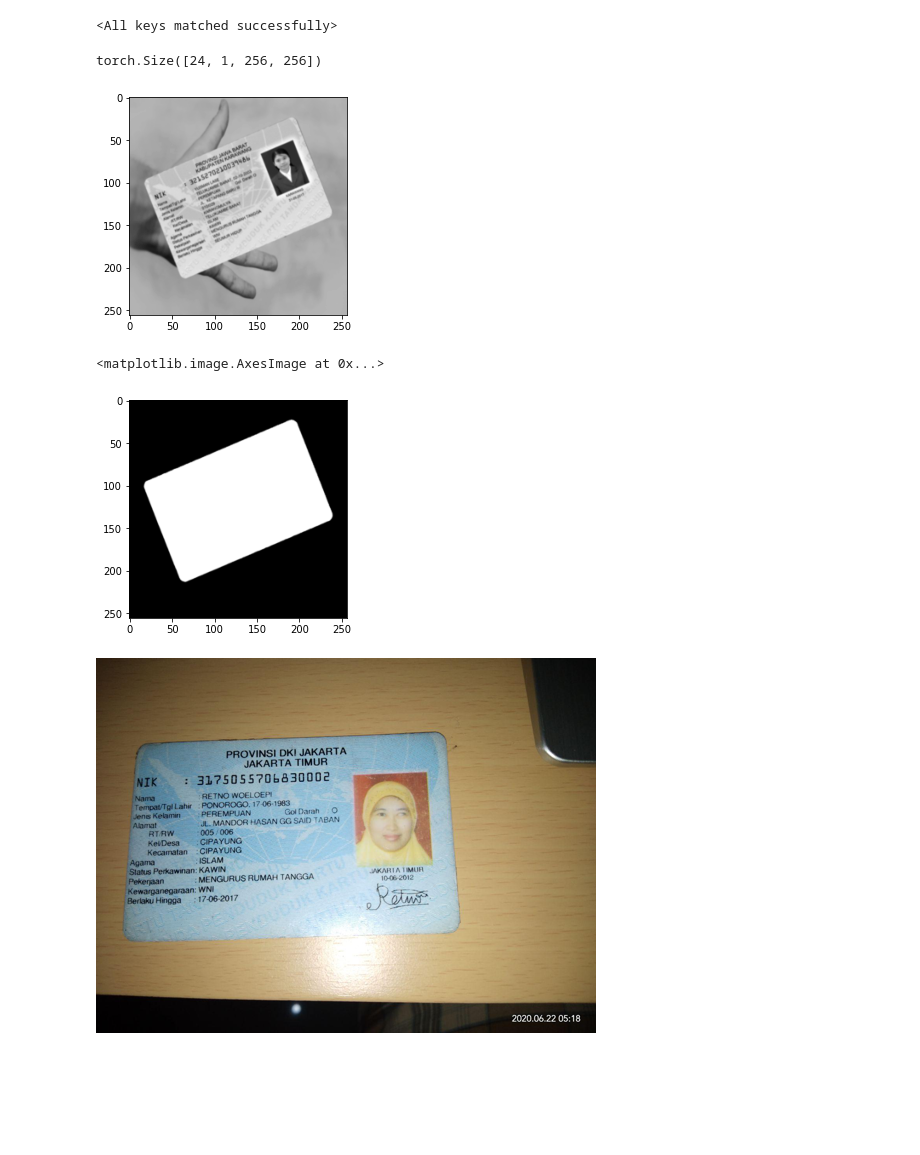
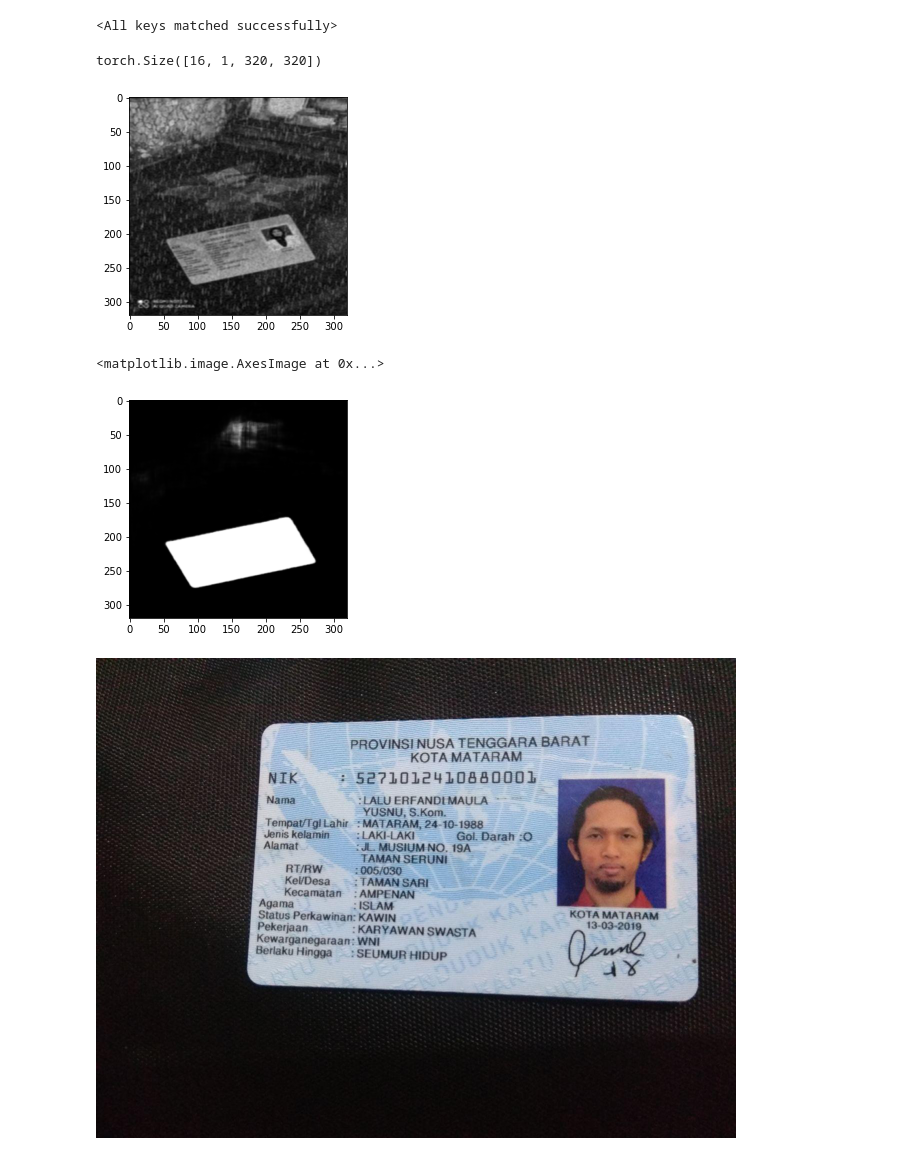
Before and after one commit to nunenuh/unet.pytorch, a Jupyter notebook: notebook/train.ipynb, the cells around one changed output. Saved outputs shown, nothing was run; the diff lists cells and outputs as text; code cells hidden in the pictures; blank space fills up the shorter version.

```diff
--- a/notebook/train.ipynb
+++ b/notebook/train.ipynb
@@ -19,15 +18,15 @@ import torch.nn.functional as F
 # %%
 from unet.data import loader
 # %%
-root = '/data/idcard/combined/1609935833'
-trainloader, trainset = loader.pair_data_loader(root_path=root, mode='train', batch_size=24)
-validloader, validset = loader.pair_data_loader(root_path=root, mode='valid', batch_size=24)
+root = '/data/idcard/results/combined/segmentv3/20kv1/'
+trainloader, trainset = loader.pair_data_loader(root_path=root, mode='train', batch_size=16)
+validloader, validset = loader.pair_data_loader(root_path=root, mode='valid', batch_size=16)
 # %%
 from unet.models.unet import UNet
 from unet.trainer.task import TaskUNet
 
 model = UNet(in_chan=1, n_classes=1, start_feat=32)
-model_state_dict = torch.load('weights/unet_sfeat32.pth')
+model_state_dict = torch.load('weights/unet_sfeat32_v5.pth')
 model.load_state_dict(model_state_dict)
 
 criterion = nn.BCEWithLogitsLoss()
@@ -65,3 +68,3 @@ TPU available: False, using: 0 TPU cores
 LOCAL_RANK: 0 - CUDA_VISIBLE_DEVICES: [0]
 # %%
-trainer.fit(task, trainloader, validloader)
+# trainer.fit(task, trainloader, validloader)
@@ -95,13 +85,13 @@ output = task.model(imgs)
 output = torch.sigmoid(output)
 output.shape
 # %% [output]
-torch.Size([24, 1, 256, 256])
+torch.Size([16, 1, 320, 320])
 # %%
-idx = 12
+idx = 15
 plt.imshow(imgs[idx].squeeze(), cmap='gray');plt.show()
 plt.imshow(output[idx].squeeze().cpu().detach().numpy(), cmap='gray')
 # %% [output]
-[figure, old version]
+[figure, new version]
 <matplotlib.image.AxesImage at 0x...>
-[figure, old version]
+[figure, new version]
 # %%
@@ -116,4 +108,4 @@ image,mask,combined = segment.predict(im_path)
 # %%
-image.resize(size=(1000//2,750//2))
+image.resize(size=(w//2,h//2))
 # %% [output]
-[figure, old version]
+[figure, new version]
```
Also changed, not shown: parts of 17 cells of this notebook, 9 other files.
